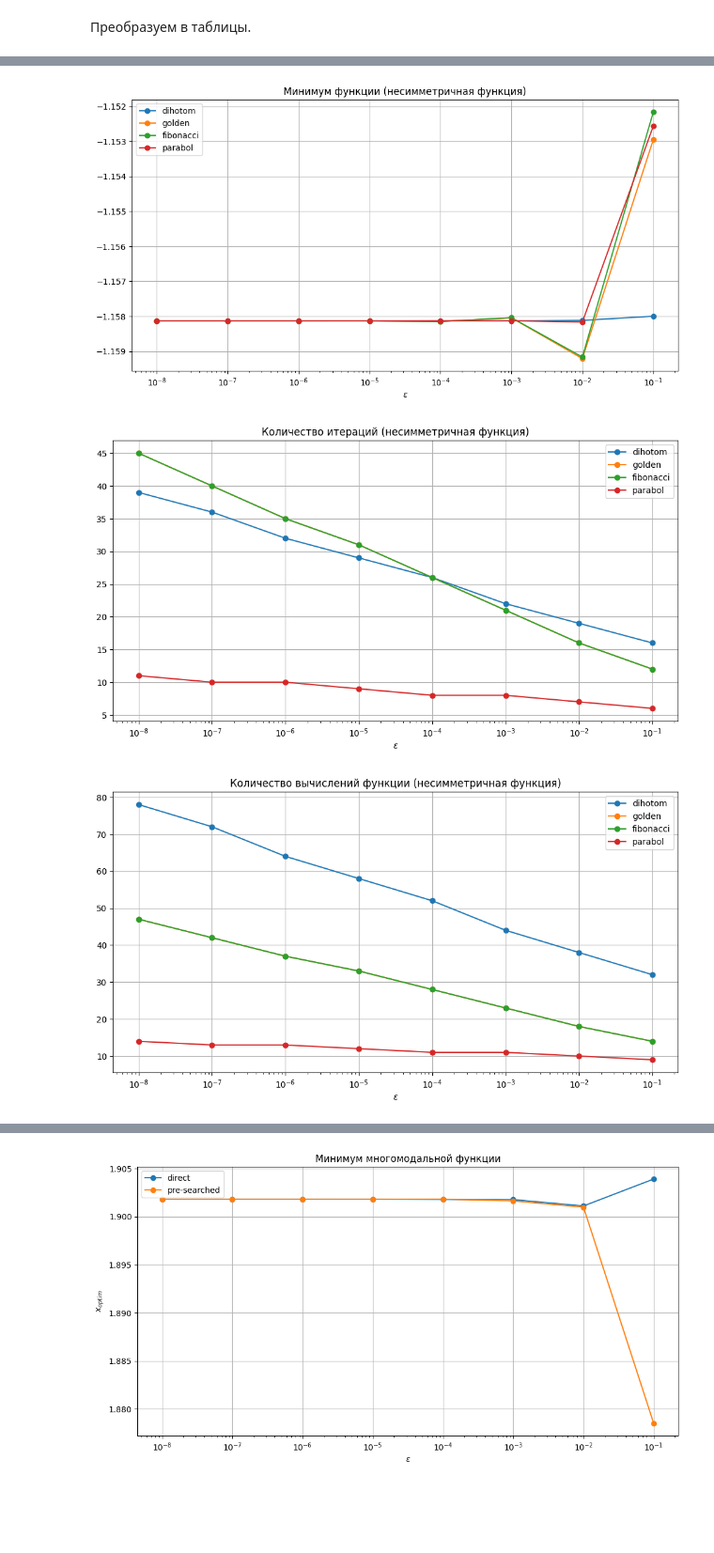
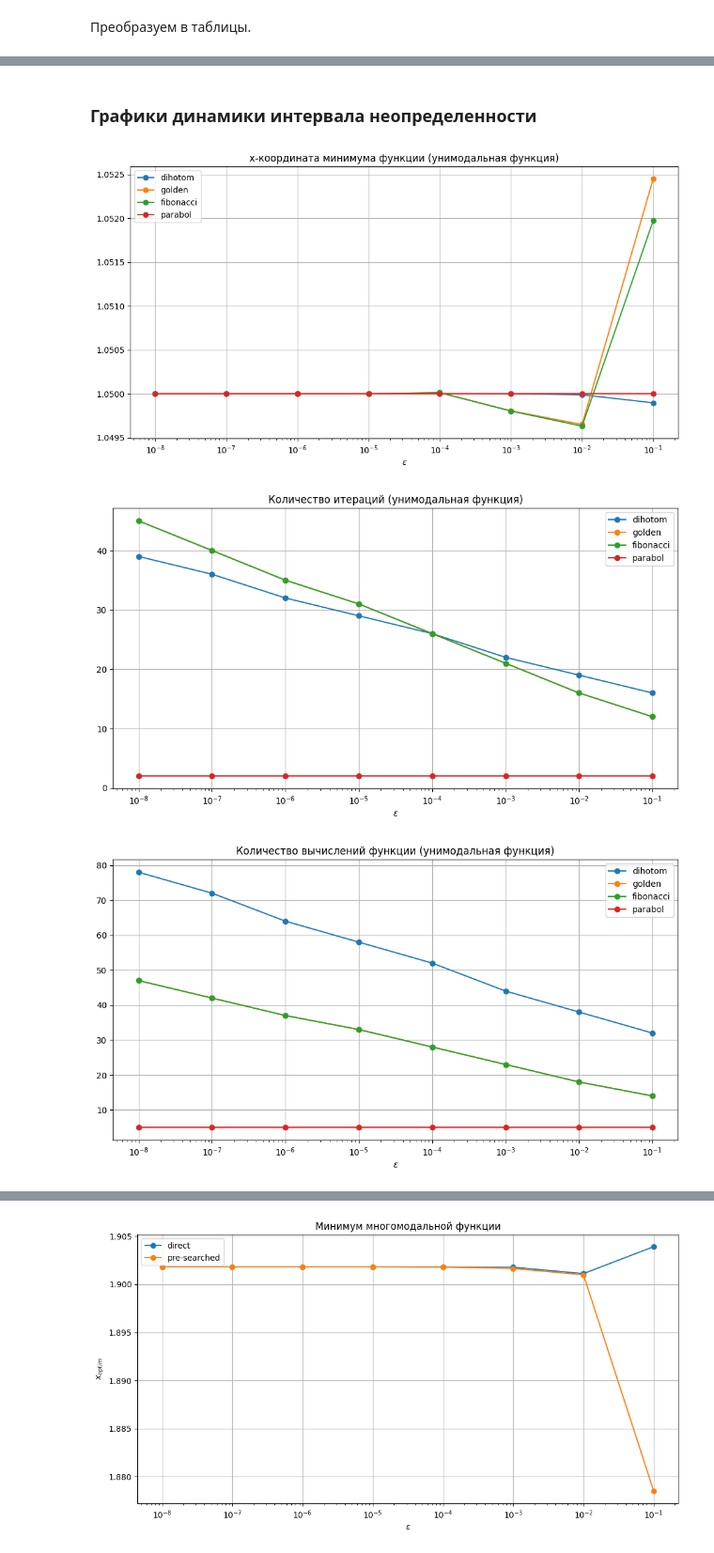
Before and after one commit to romangorbunov91/linear-search, a Jupyter notebook: notebook.ipynb, the cells around one changed output, grey strips where cells are left out. Shown at 94% size. Saved outputs shown, nothing was run; the diff lists cells and outputs as text; code cells hidden in the pictures; blank space fills up the shorter version.

```diff
--- a/notebook.ipynb
+++ b/notebook.ipynb
@@ -8,9 +9,8 @@ import matplotlib.pyplot as plt
 # %%
 def f_unimod(x):
-    return 0.4 * (x-1.05)**2 + 1
+    return 0.35 * (x-1.05)**2 + 1
 def f_nonsym(x):
     return 0.4 * x**2 + 2*np.sin(x) + 0.2*np.cos(2*x+2)
-    #return 1e-3 * (x-3.5)**4
 def f_mulmod(x):
     return 0.5 * x**2 + 5*np.sin(x-4) + 0.5*np.cos(2*x)
 
@@ -37,6 +37,5 @@ plt.title('Графики минимизируемых функций')
 plt.xlabel('x')
 plt.ylabel('f(x)')
 plt.grid(True)
-plt.savefig('readme_img/functions.png', bbox_inches='tight')
 plt.show()
 # %% [output]
@@ -447,6 +457,6 @@ def brent(f, x_min, x_max, max_iter, eps):
 # %%
-#func_type = f_unimod
-func_type = f_nonsym
+func_type = f_unimod
+#func_type = f_nonsym
 match func_type.__name__:
     case 'f_unimod':
         func_comment = 'унимодальная'
@@ -548,0 +514,14 @@ plot_name = ['Минимум функции', 'Количество итерац
+# %%
+plot_list = [x_optim_df, iter_counter_df, func_counter_df]
+plot_name = ['x-координата минимума функции', 'Количество итераций', 'Количество вычислений функции']
+fig_name = ['x_optim', 'iter_number', 'func_calc_number']
+
+tbl_title = [0] * 3
+
+tbl_title[0] = 'Таблица оптимальных значений (' + func_comment + ' функция)'
+tbl_title[1] = 'Таблица количества итераций (' + func_comment + ' функция)'
+tbl_title[2] = 'Таблица количества вычислений функции (' + func_comment + ' функция)'
+
+for tbl_tlt, plt_lst in zip(tbl_title, plot_list):
+    print(tbl_tlt)
+    display(plt_lst)
@@ -549,17 +559,20 @@ plot_name = ['Минимум функции', 'Количество итерац
+# %% [markdown]
+### Графики динамики интервала неопределенности
 # %%
-for plt_lst, plt_name in zip(plot_list, plot_name):
+for plt_lst, plt_name, fig_name_idx in zip(plot_list, plot_name, fig_name):
     plt.figure(figsize=user_figsize)
     plt.plot(eps_var, plt_lst[method_names], marker='.', markersize=12)
     plt.title(plt_name + ' (' + func_comment + ' функция)')
     plt.grid()
     plt.xscale('log')
     plt.xlabel('$\epsilon$')
     plt.legend(method_names)
+    plt.savefig('readme_img/' + fig_name_idx + '_' + func_type.__name__ + '.png', bbox_inches='tight')
     plt.show()
 # %% [output]
-[figure, old version]
+[figure, new version]
-[figure, old version]
+[figure, new version]
-[figure, old version]
+[figure, new version]
 # %%
 for idx, eps in enumerate(eps_var):
     plt.figure(figsize=user_figsize)
```
Also changed, not shown: parts of 20 cells of this notebook, 1 other file.
